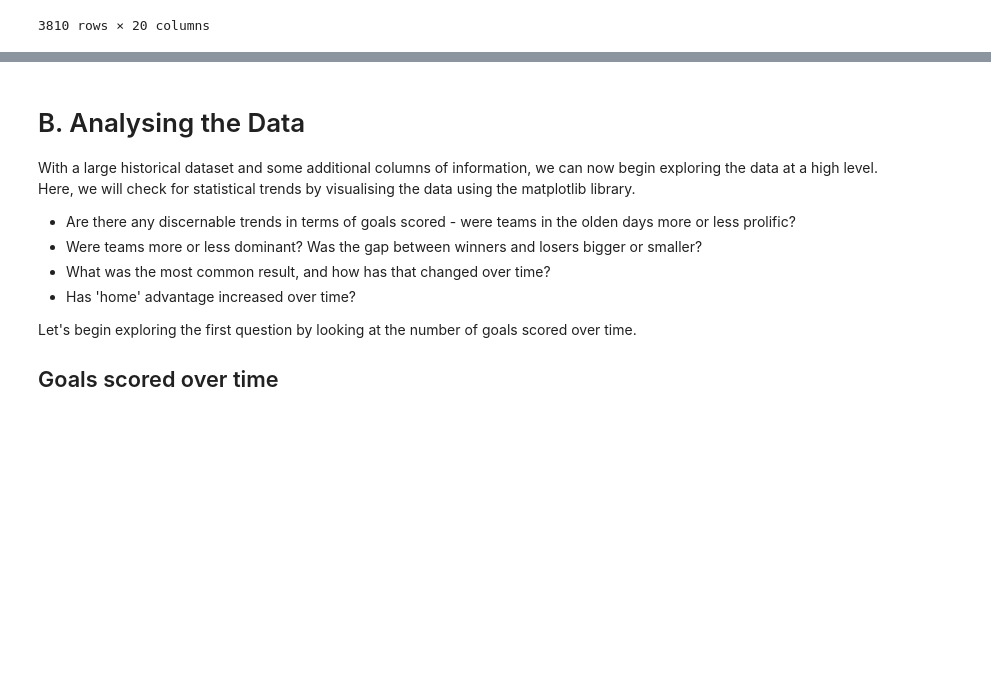
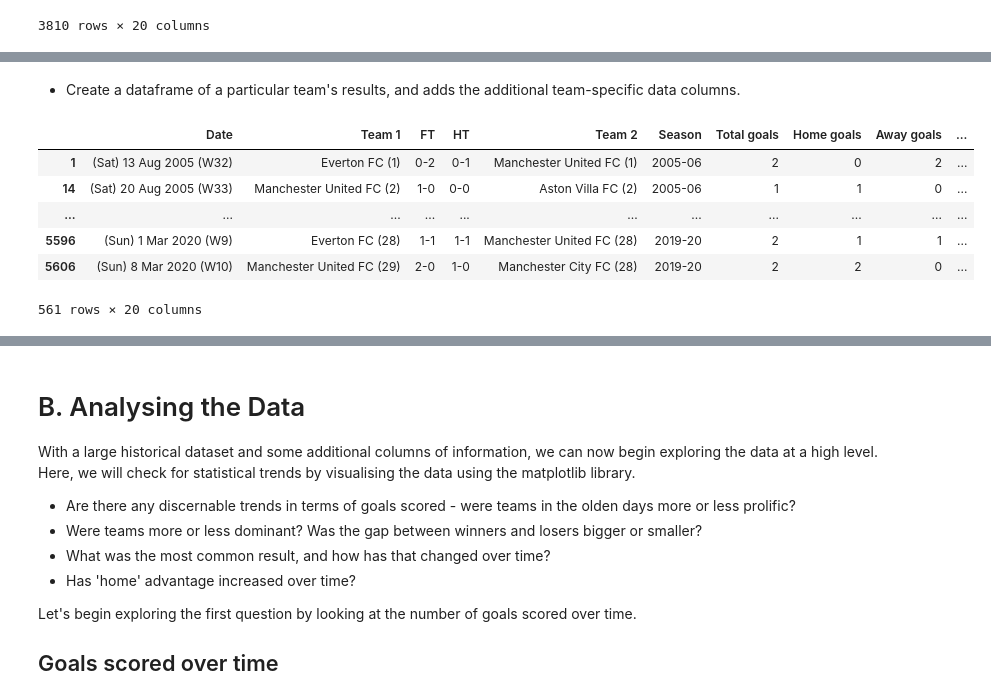
Before and after one commit to bw20/Data_insights, a Jupyter notebook: Football_analysis.ipynb, the cells around one changed output, grey strips where cells are left out. Drawn from its saved outputs; the diff is of its cells as text; code cells hidden in the pictures; blank space fills up the shorter version.

```diff
--- a/Football_analysis.ipynb
+++ b/Football_analysis.ipynb
@@ -274,0 +386,14 @@ display_n(manchester_united, 2)
+# %% [markdown]
+- Create a dataframe of a particular team's results, and adds the additional team-specific data columns.
+# %%
+#Use the .get_team_stats() method to create a df populated with data from the 2005-06 to 2019-20 seasons for Manchester United, along with the additional team-specific data which can be inferred.
+df = Seasons('2005-06', '2019-20').get_team_stats('Manchester United')
+display_n(df, 2)
+# %% [output]
+|  | Date | Team 1 | FT | HT | Team 2 | Season | Total goals | Home goals | Away goals | ... |
+| 1 | (Sat) 13 Aug 2005 (W32) | Everton FC (1) | 0-2 | 0-1 | Manchester United FC (1) | 2005-06 | 2 | 0 | 2 | ... |
+| 14 | (Sat) 20 Aug 2005 (W33) | Manchester United FC (2) | 1-0 | 0-0 | Aston Villa FC (2) | 2005-06 | 1 | 1 | 0 | ... |
+| ... | ... | ... | ... | ... | ... | ... | ... | ... | ... | ... |
+| 5596 | (Sun) 1 Mar 2020 (W9) | Everton FC (28) | 1-1 | 1-1 | Manchester United FC (28) | 2019-20 | 2 | 1 | 1 | ... |
+| 5606 | (Sun) 8 Mar 2020 (W10) | Manchester United FC (29) | 2-0 | 1-0 | Manchester City FC (28) | 2019-20 | 2 | 2 | 0 | ... |
+561 rows × 20 columns
```
Also changed, not shown: parts of 11 cells of this notebook.
